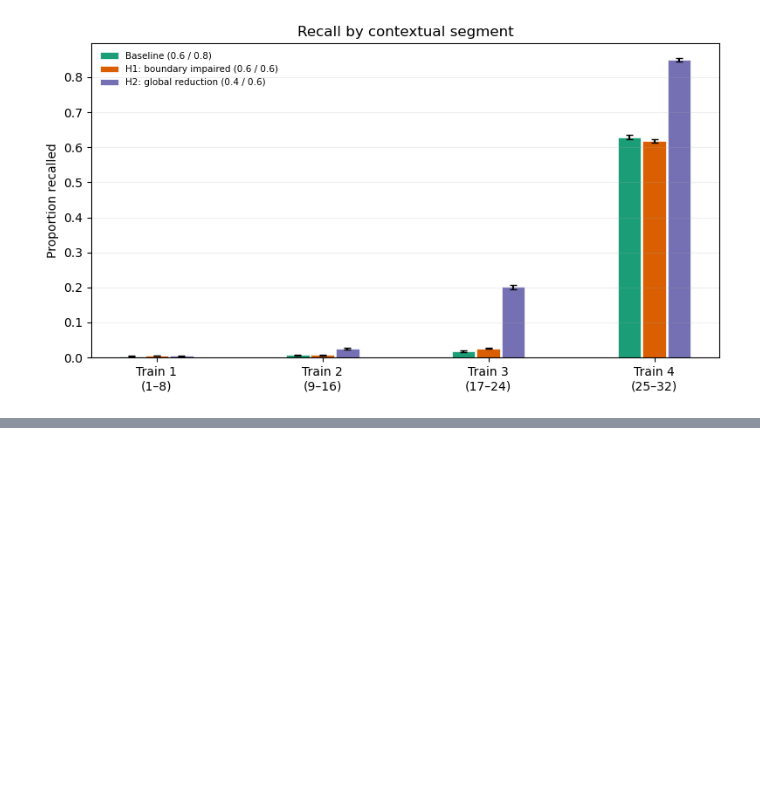
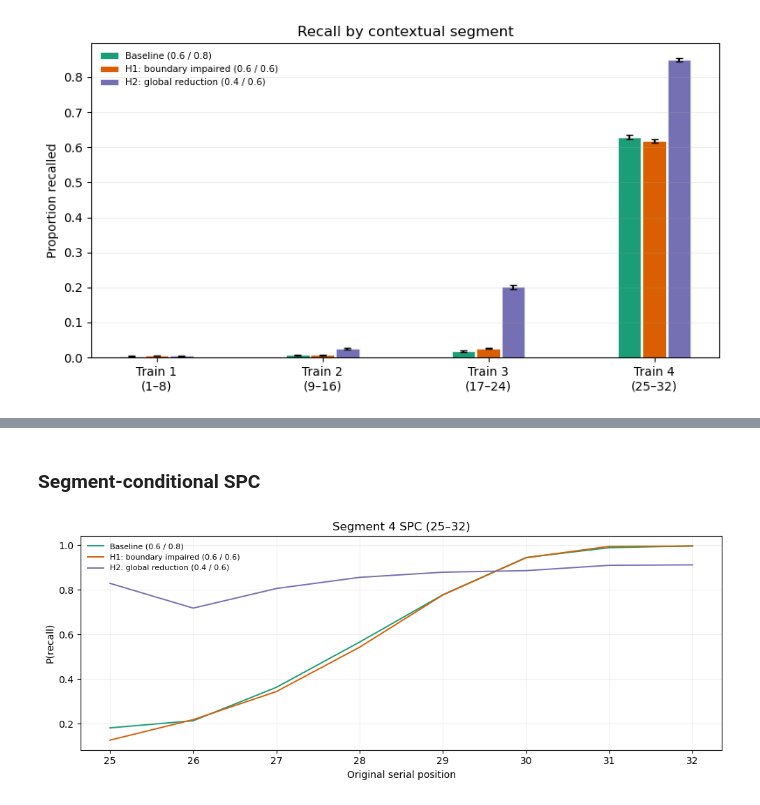
Before and after one commit to beaverjuly/PTSD_MemorySegmentation, a Jupyter notebook: external/CMR_SEM/CMR_boundary_sim/CMR_targeted_boundary_sim.ipynb, the cells around one changed output, grey strips where cells are left out. Drawn from its saved outputs; the diff is of its cells as text; code cells hidden in the pictures; blank space fills up the shorter version.

Commit message:
targeted sim for segment 4

```diff
--- a/external/CMR_SEM/CMR_boundary_sim/CMR_targeted_boundary_sim.ipynb
+++ b/external/CMR_SEM/CMR_boundary_sim/CMR_targeted_boundary_sim.ipynb
@@ -444,0 +562,18 @@ plt.show()
+# %%
+# Choose segment
+SEGMENT_ID = 4   # 1, 2, 3, 4
+
+# Reuse train bounds already computed
+segment_bounds = list(summaries.values())[0]['train_bounds']
+segment_ids = list(summaries.values())[0]['train_recall'][0]
+
+seg_start, seg_end = segment_bounds[SEGMENT_ID - 1]
+seg_len = seg_end - seg_start + 1
+seg_positions = np.arange(1, seg_len + 1)
+seg_orig_positions = np.arange(seg_start, seg_end + 1)
+
+# If the segment starts at a list boundary, keep that for boundary-local checks
+SEGMENT_BOUNDARY = seg_start if seg_start in bps else None
+
+print(f"Focal segment: {SEGMENT_ID}  ({seg_start}–{seg_end}), length = {seg_len}")
+print(f"Segment-start boundary used for boundary-local checks: {SEGMENT_BOUNDARY}")
@@ -444,0 +624,25 @@ plt.show()
+# %% [markdown]
+### Segment-conditional SPC
+# %%
+fig, ax = plt.subplots(figsize=(10, 4))
+
+for label, s in segment_summaries.items():
+    ax.plot(
+        seg_orig_positions,
+        s['segment_spc'],
+        lw=1.4,
+        label=label,
+        color=COLORS[label]
+    )
+
+ax.set(
+    xlabel='Original serial position',
+    ylabel='P(recall)',
+    title=f'Segment {SEGMENT_ID} SPC ({seg_start}–{seg_end})'
+)
+ax.legend(fontsize=8, frameon=False)
+ax.grid(alpha=0.2)
+plt.tight_layout()
+plt.show()
+# %% [output]
+[figure, added]
```
Also changed, not shown: parts of 33 cells of this notebook, 2 other files.
